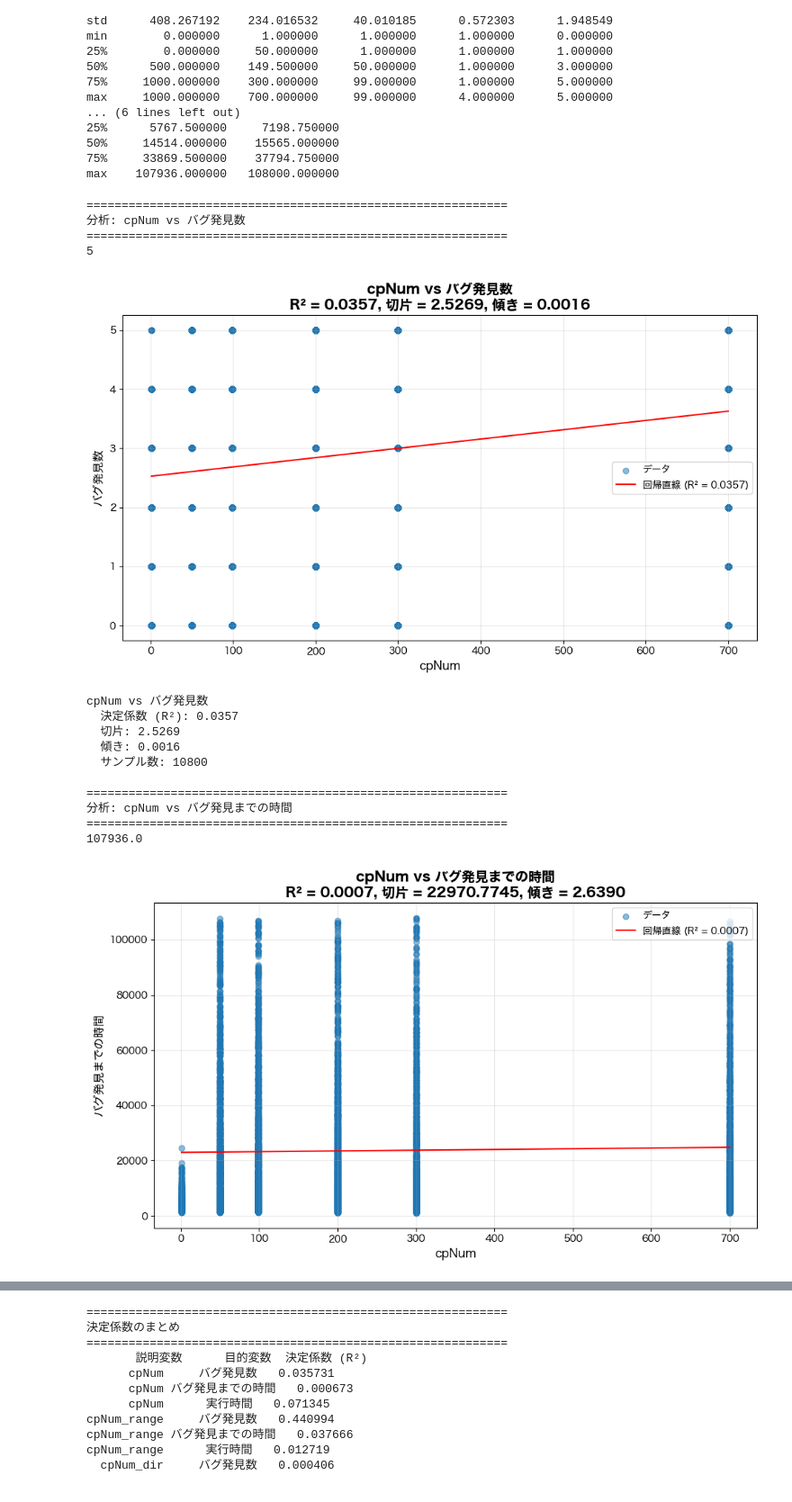
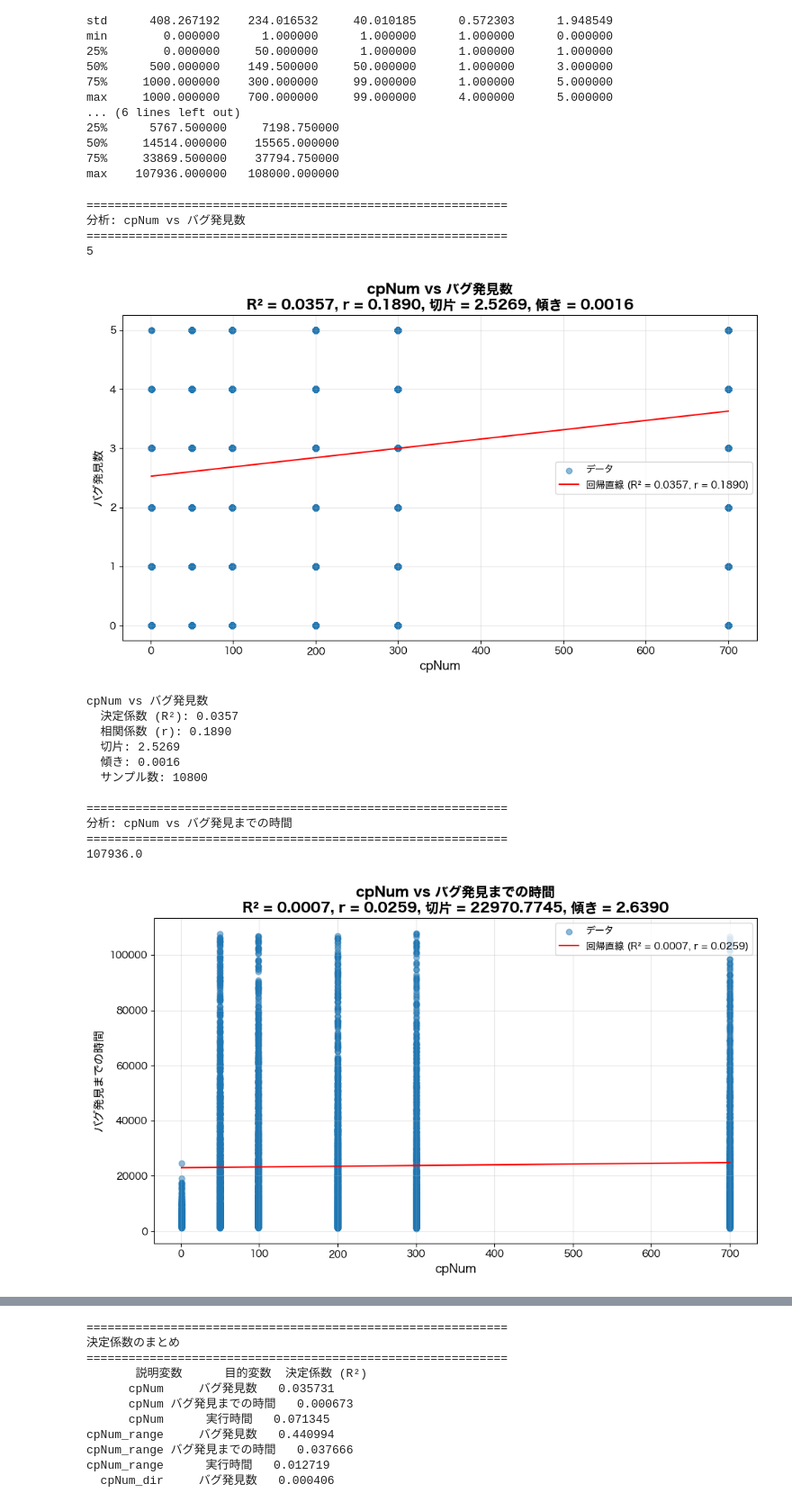
Before and after one commit to umiyuri777/localfuzz_analysis, a Jupyter notebook: tree-different/regression_analysis.ipynb, the cells around one changed output, grey strips where cells are left out. Shown at 90% size. Cells and saved outputs as stored; diff of their text form; code cells hidden in the pictures.

```diff
--- a/tree-different/regression_analysis.ipynb
+++ b/tree-different/regression_analysis.ipynb
@@ -197,7 +197,7 @@ def perform_simple_regression(X, y, x_label, y_label, title):
         title: グラフタイトル
 
     Returns:
-        float: 決定係数 (R²)
+        tuple: (決定係数 (R²), 相関係数)
     """
     # NaN値を除外
     mask = ~(np.isnan(X) | np.isnan(y))
@@ -206,7 +206,7 @@ def perform_simple_regression(X, y, x_label, y_label, title):
 
     if len(X_clean) == 0:
         print(f"警告: {title} - 有効なデータがありません")
-        return None
+        return None, None
 
     # 定数項を追加（statsmodelsのOLSはデフォルトで切片を含まないため）
     X_with_const = sm.add_constant(X_clean)
@@ -217,6 +217,9 @@ def perform_simple_regression(X, y, x_label, y_label, title):
     # 決定係数
     r_squared = model.rsquared
 
+    # 相関係数を計算
+    correlation = np.corrcoef(X_clean, y_clean)[0, 1]
+
     # グラフ作成
     plt.figure(figsize=(10, 6))
     plt.scatter(X_clean, y_clean, alpha=0.5, label='データ')
@@ -225,11 +228,11 @@ def perform_simple_regression(X, y, x_label, y_label, title):
     X_line = np.linspace(X_clean.min(), X_clean.max(), 100)
     X_line_with_const = sm.add_constant(X_line)
     y_pred = model.predict(X_line_with_const)
-    plt.plot(X_line, y_pred, 'r-', label=f'回帰直線 (R² = {r_squared:.4f})')
+    plt.plot(X_line, y_pred, 'r-', label=f'回帰直線 (R² = {r_squared:.4f}, r = {correlation:.4f})')
 
     plt.xlabel(x_label, fontsize=12)
     plt.ylabel(y_label, fontsize=12)
-    plt.title(f'{title}\nR² = {r_squared:.4f}, 切片 = {model.params[0]:.4f}, 傾き = {model.params[1]:.4f}',
+    plt.title(f'{title}\nR² = {r_squared:.4f}, r = {correlation:.4f}, 切片 = {model.params[0]:.4f}, 傾き = {model.params[1]:.4f}',
               fontsize=14, fontweight='bold')
     plt.legend()
     plt.grid(True, alpha=0.3)
@@ -239,11 +242,12 @@ def perform_simple_regression(X, y, x_label, y_label, title):
     # 統計情報を表示
     print(f"\n{title}")
     print(f"  決定係数 (R²): {r_squared:.4f}")
+    print(f"  相関係数 (r): {correlation:.4f}")
     print(f"  切片: {model.params[0]:.4f}")
     print(f"  傾き: {model.params[1]:.4f}")
     print(f"  サンプル数: {len(X_clean)}")
 
-    return r_squared
+    return r_squared, correlation
 
 # 説明変数と目的変数の定義
 explanatory_vars = {
@@ -261,40 +265,43 @@ target_vars = {
 
 # 各組み合わせで単回帰分析を実行
 results = {}
+correlations = {}
 
 for exp_var_key, exp_var_label in explanatory_vars.items():
     for target_var_key, target_var_label in target_vars.items():
         title = f'{exp_var_label} vs {target_var_label}'
         print(f"\n{'='*60}")
         print(f"分析: {title}")
         print('='*60)
 
         X = df[exp_var_key].values
         y = df[target_var_key].values
 
         if len(X) == 0 or len(y) == 0:
             print(f"警告: {title} - 有効なデータがありません")
             continue
 
         print(max(y))
 
-        r_squared = perform_simple_regression(
+        r_squared, correlation = perform_simple_regression(
             X, y,
             x_label=exp_var_label,
             y_label=target_var_label,
             title=title
         )
 
-        if r_squared is not None:
+        if r_squared is not None and correlation is not None:
             results[f'{exp_var_key}_{target_var_key}'] = r_squared
+            correlations[f'{exp_var_key}_{target_var_key}'] = correlation
 # %% [output]
 ============================================================
 分析: cpNum vs バグ発見数
 ============================================================
 5
-[figure, old version]
+[figure, new version]
 cpNum vs バグ発見数
   決定係数 (R²): 0.0357
+  相関係数 (r): 0.1890
   切片: 2.5269
   傾き: 0.0016
   サンプル数: 10800
@@ -303,6 +310,6 @@ cpNum vs バグ発見数
 分析: cpNum vs バグ発見までの時間
 ============================================================
 107936.0
-[figure, old version]
+[figure, new version]
 cpNum vs バグ発見までの時間
   決定係数 (R²): 0.0007
```
Also changed, not shown: parts of 2 cells of this notebook, 2 other files.
